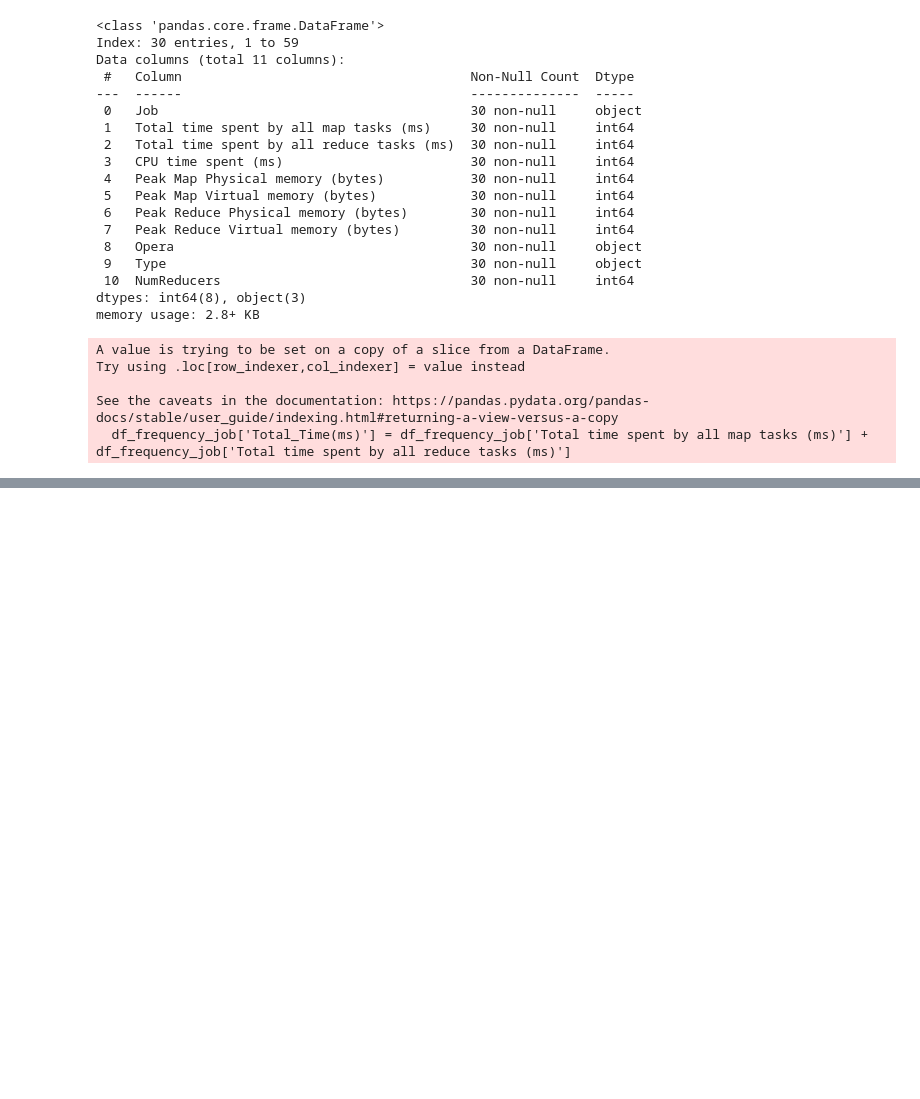
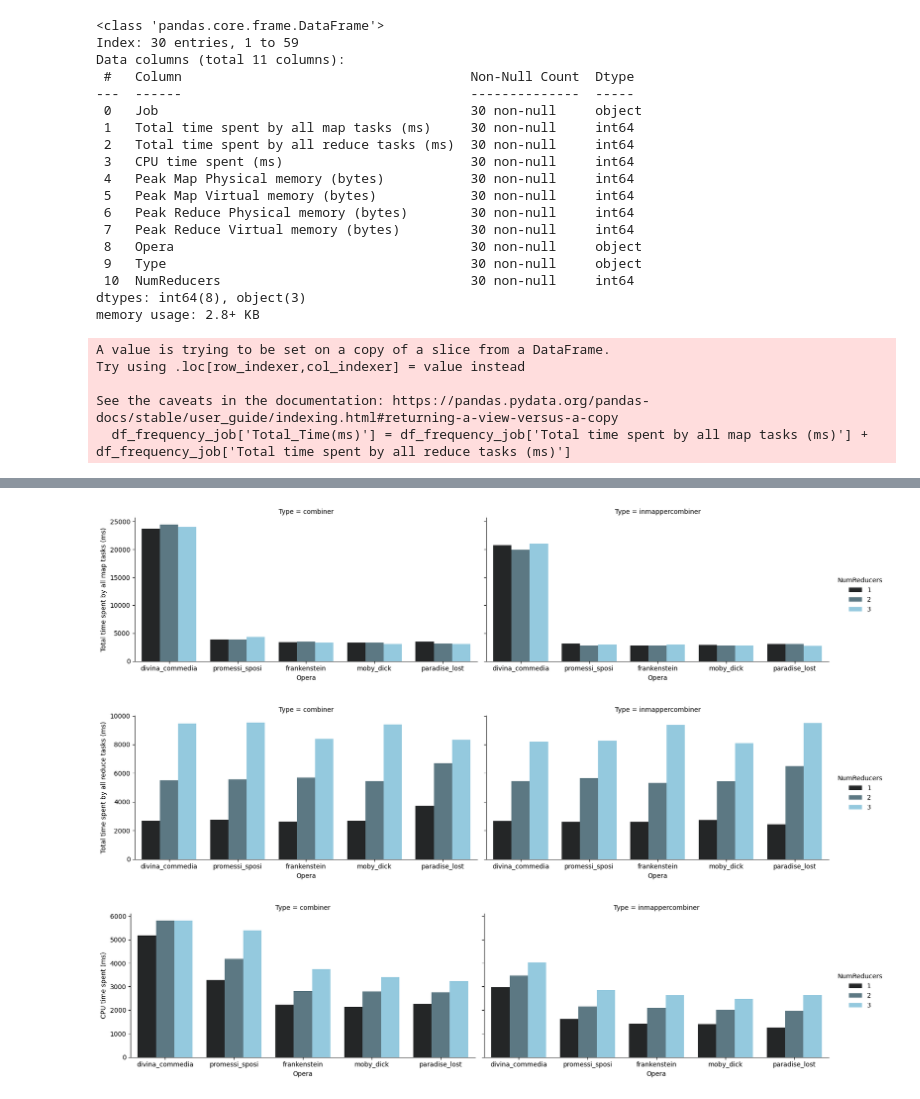
Before and after one commit to NamaWho/hadoop-letter-frequency, a Jupyter notebook: notebooks/performance_analysis.ipynb, the cells around one changed output, grey strips where cells are left out. Drawn from its saved outputs; the diff is of its cells as text; code cells hidden in the pictures; blank space fills up the shorter version.

```diff
--- a/notebooks/performance_analysis.ipynb
+++ b/notebooks/performance_analysis.ipynb
@@ -546,0 +568,12 @@ plt.show()
+# %%
+l = ['Total time spent by all map tasks (ms)',	'Total time spent by all reduce tasks (ms)',	'CPU time spent (ms)']
+for col in l:
+    sns.catplot(
+    data=df_frequency_job, kind="bar",
+    x="Opera", y=col, col="Type", hue="NumReducers",
+    height=4, aspect=2, palette='dark:skyblue'
+)
+# %% [output]
+[figure, added]
+[figure, added]
+[figure, added]
```
Also changed, not shown: parts of 9 cells of this notebook, 1 other file.
